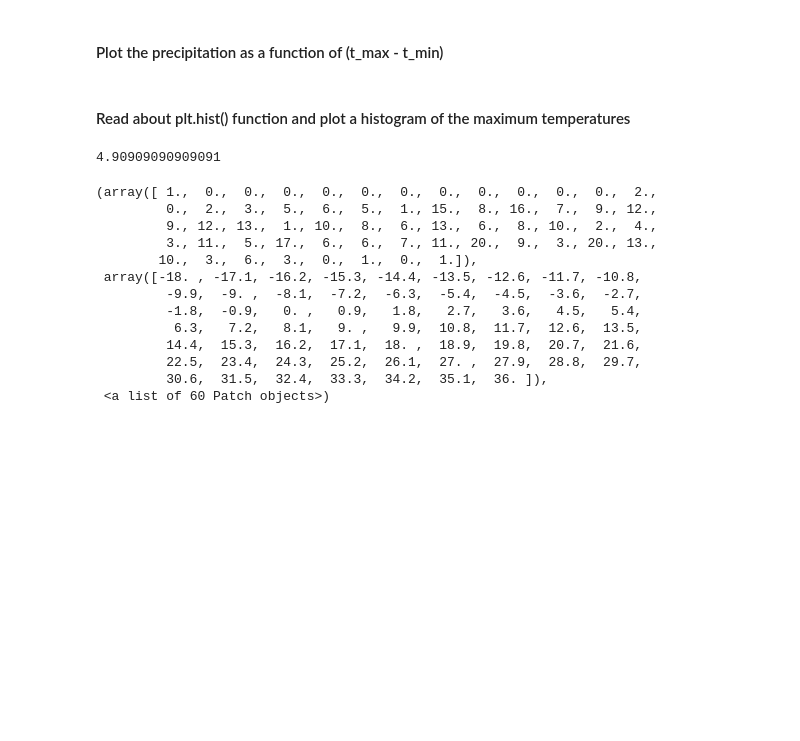
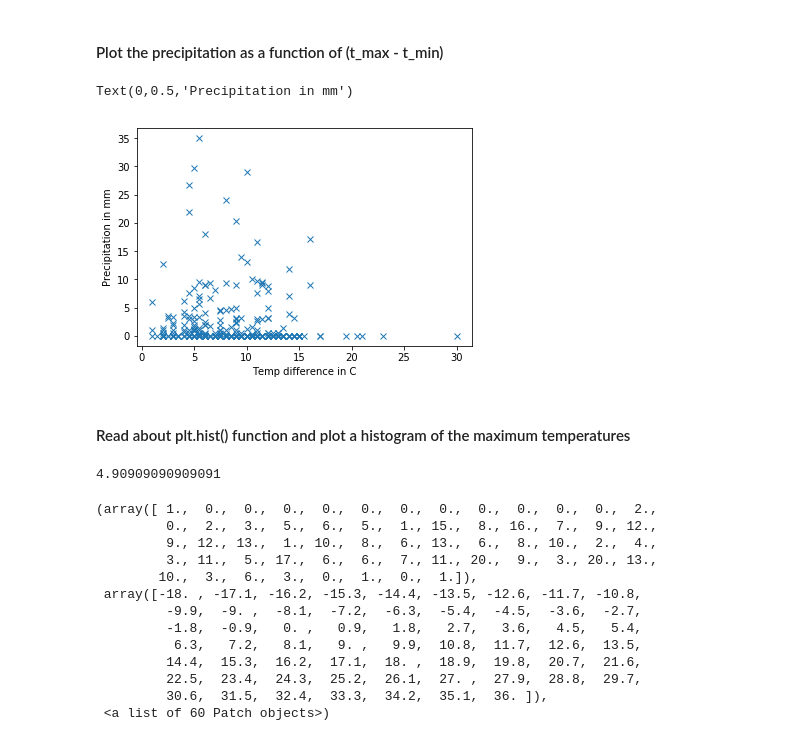
Before and after one commit to duch11/ML1, a Jupyter notebook: exercises/plotting_basics.ipynb, the cells around one changed output. Saved outputs shown, nothing was run; the diff lists cells and outputs as text; code cells hidden in the pictures; blank space fills up the shorter version.

```diff
--- a/exercises/plotting_basics.ipynb
+++ b/exercises/plotting_basics.ipynb
@@ -95,5 +104,12 @@ Are there any patterns you can spot?
 # %% [markdown]
 #### Plot the precipitation as a function of (t_max - t_min)
+# %%
+plt.plot(maxTempC-minTempC, precipTotMM, linestyle="none", marker="x")
+plt.xlabel("Temp difference in C")
+plt.ylabel("Precipitation in mm")
+# %% [output]
+Text(0,0.5,'Precipitation in mm')
+[figure, added]
 # %% [markdown]
 #### Read about plt.hist() function and plot a histogram of the maximum temperatures
 # %%
```
Also changed, not shown: parts of 7 cells of this notebook, 1 other file.
